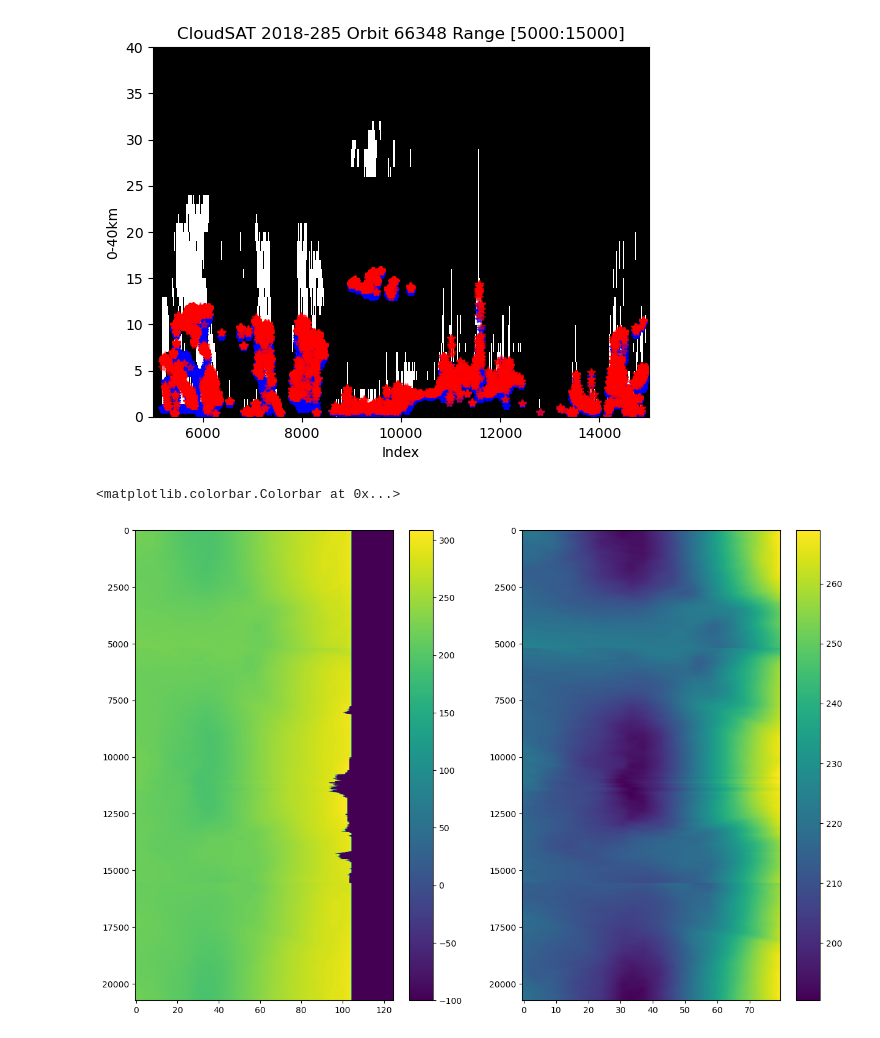
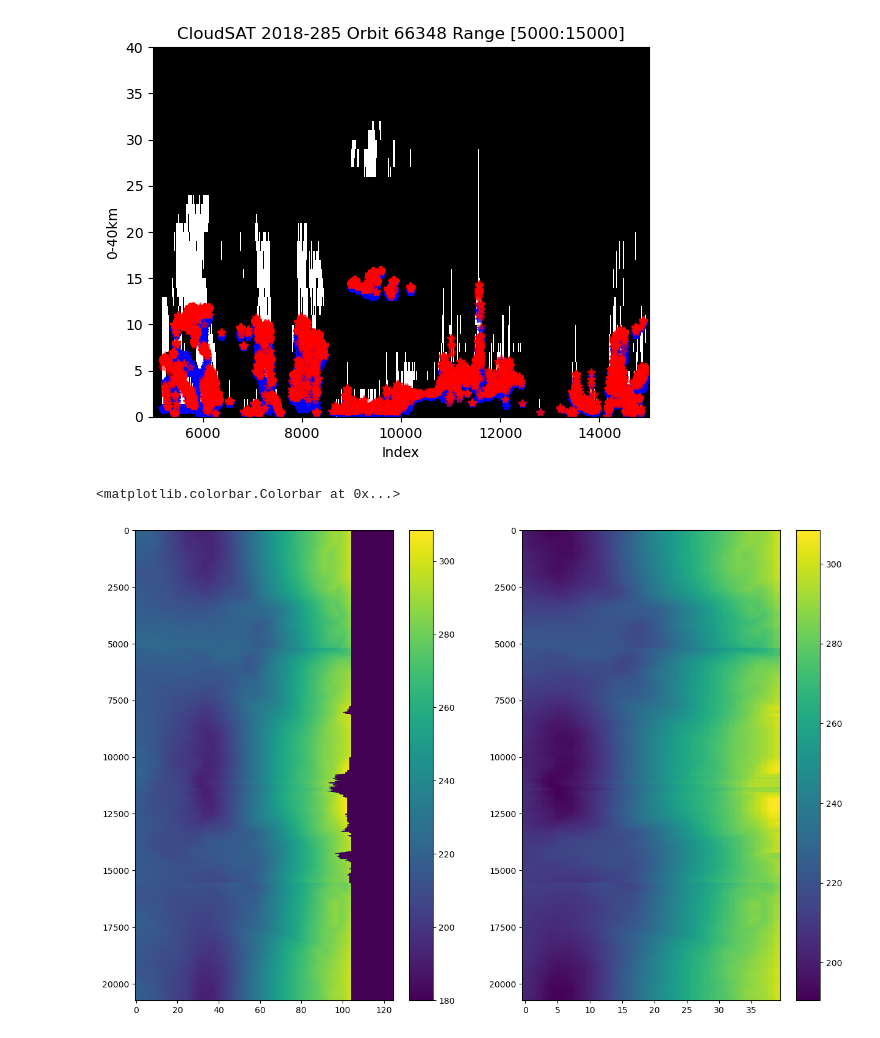
Before and after one commit to szhanggg/summer-internship-2024, a Jupyter notebook: cloudSATcurtain.ipynb, the cells around one changed output. Drawn from its saved outputs; the diff is of its cells as text; code cells hidden in the pictures.

```diff
--- a/cloudSATcurtain.ipynb
+++ b/cloudSATcurtain.ipynb
@@ -163,12 +163,23 @@ Longitude
 array([-128.50894165, -128.51098633, -128.51301575, ..., -153.13804626,
        -153.14009094, -153.14212036])
 # %%
-Temperature.shape
-Temperature_interp = np.zeros((N, 40))
+# Temperature.shape
+# Temperature_interp = np.zeros((N, 40))
 
+# for i in range(N):
+#     f = interpolate.interp1d(np.linspace(0,1,125), Temperature[i], kind='linear')
+#     Temperature_interp[i] = f(np.linspace(0, 1, 40))
+
+z_grid=np.arange(40)*0.5
+N = Temperature.shape[0]
+Temperature_grid = np.zeros((N, len(z_grid)))
 for i in range(N):
-    f = interpolate.interp1d(np.linspace(0,1,125), Temperature[i], kind='linear')
-    Temperature_interp[i] = f(np.linspace(0, 1, 40))
+    Temperature_tmp=np.squeeze(Temperature[i,:])
+    ivalid=np.squeeze(np.where(Temperature_tmp > 0))
+
+    Temperature_grid[i, :]=np.interp(z_grid,np.flip(EC_height[ivalid]/1000.),np.flip(Temperature_tmp[ivalid]))
+
+Temperature_grid = np.flip(Temperature_grid, axis=1)
 # %%
 index = np.arange(5000, 15000, 1)
 plt.imshow(newRescaled[index].T, cmap='gray', interpolation='nearest', aspect='auto', extent=[5000, 15000, 40, 0])
@@ -185,11 +196,11 @@ plt.show()
 # %%
 fig, axes = plt.subplots(1, 2, figsize=(15, 10))
 # im0 = axes[0].imshow(np.log(Temperature), aspect='auto', vmin=5, vmax=6)
 # im1 = axes[1].imshow(np.log(Temperature_interp), aspect='auto', vmin=5, vmax=6)
-im0 = axes[0].imshow(Temperature, aspect='auto', vmin=-100)
-im1 = axes[1].imshow(Temperature[:, 0:80], aspect='auto')
+im0 = axes[0].imshow(Temperature, aspect='auto', vmin=180)
+im1 = axes[1].imshow(Temperature_grid, aspect='auto')
 plt.colorbar(im0, ax=axes[0])
 plt.colorbar(im1, ax=axes[1])
 # %% [output]
 <matplotlib.colorbar.Colorbar at 0x...>
-[figure, old version]
+[figure, new version]
```
Also changed, not shown: 1 other file.
